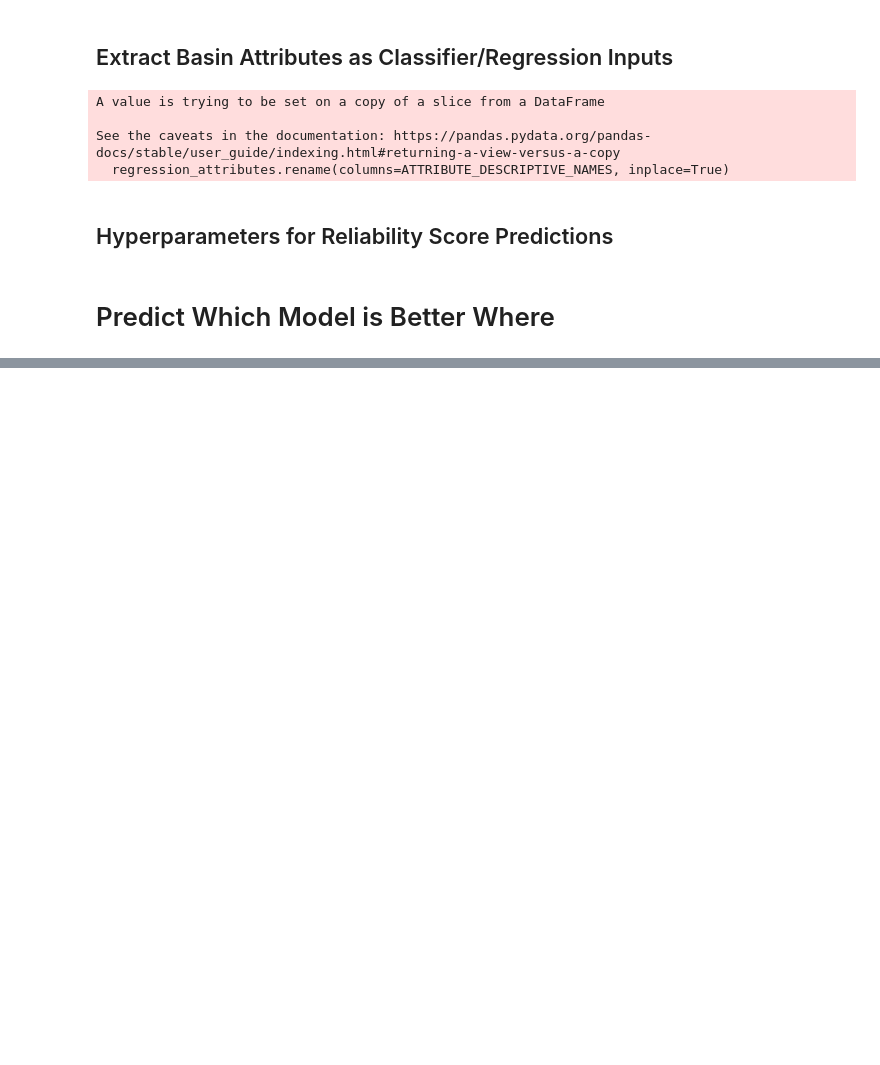
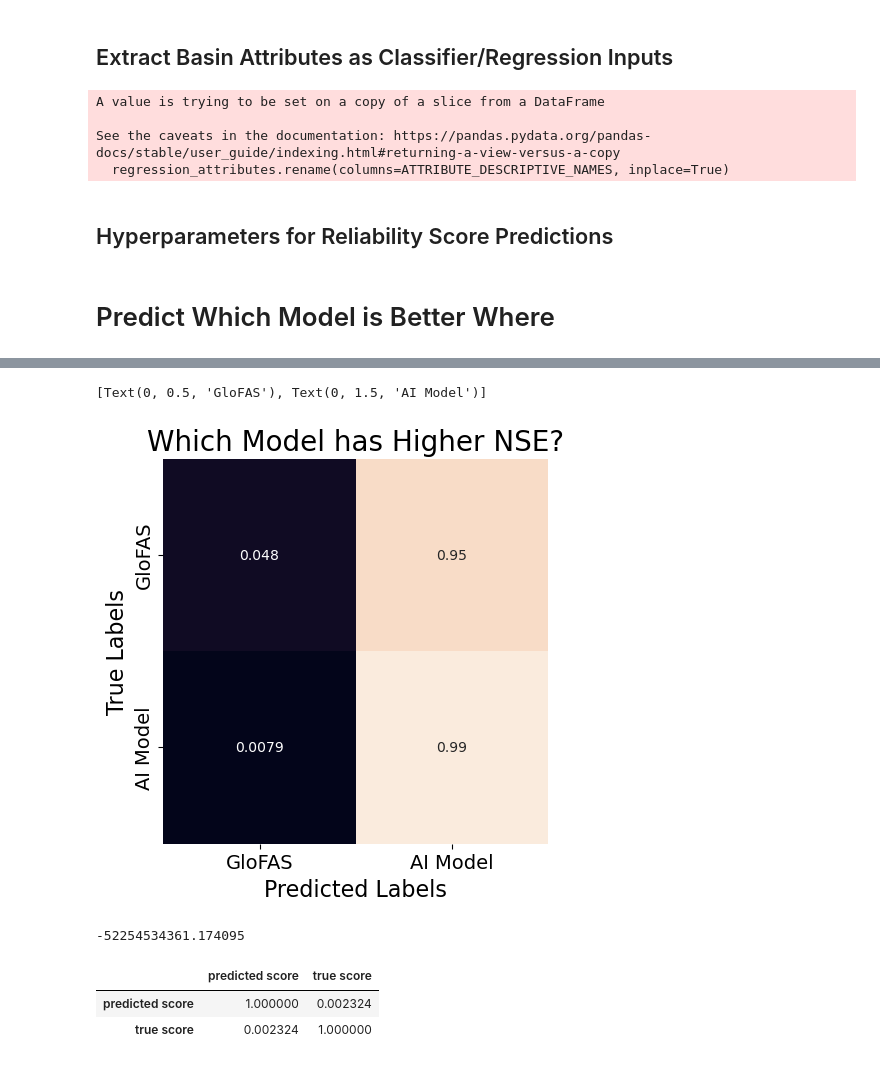
Before and after one commit to google-research-datasets/global_streamflow_model_paper, a Jupyter notebook: notebooks/figure6_which_model_where.ipynb, the cells around one changed output, grey strips where cells are left out. Cells and saved outputs as stored; diff of their text form; code cells hidden in the pictures; blank space fills up the shorter version.

```diff
--- a/notebooks/figure6_which_model_where.ipynb
+++ b/notebooks/figure6_which_model_where.ipynb
@@ -192,0 +191,17 @@ Training fold # 9
+# %%
+metric='NSE'
+
+# Load Google and GloFAS metrics.
+glofas_path = data_paths.METRICS_DIR / 'hydrograph_metrics' / 'per_metric' / 'glofas_v3' / '1980' / 'glofas_reanalysis' / f'{metric}.csv'
+glofas_metrics_data = metrics_utils.load_metrics_df(filepath=glofas_path)
+
+google_basepath = data_paths.METRICS_DIR / 'hydrograph_metrics' / 'per_metric' / 'google' / '1980' / data_paths.GOOGLE_MODEL
+google_metrics_data = {}
+for experiment in data_paths.EXPERIMENTS:
+    google_metrics_data[experiment] = metrics_utils.load_metrics_df(
+        filepath=google_basepath / experiment / f'{metric}.csv')
+# %%
+regression_data = google_metrics_data['kfold_splits'][str(lead_time)] - glofas_metrics_data[str(lead_time)]
+regression_data.rename('NSE Difference', inplace=True)
+# regression_data[regression_data < -5] = -5
+# regression_data[regression_data > 5] = 5
@@ -192,0 +221,15 @@ Training fold # 9
+# %%
+bins = [-1e100, 0, 1e100]
+
+x, y = skill_prediction_utils.make_predictors(
+    x=regression_attributes,
+    y=regression_data,
+    metric='NSE Difference',
+    bins=bins
+)
+
+y_hat = skill_prediction_utils.train_kfold(
+    x, y,
+    classifier=True
+#     regression=True
+)
@@ -192,0 +244,24 @@ Training fold # 9
+# %%
+fig, ax = plt.subplots(1, 1, figsize=(5, 5))
+cm = confusion_matrix(y, y_hat, normalize='true')
+sns.heatmap(cm, annot=True, fmt='.2g', ax=ax, cbar=False)
+ax.set_aspect('equal', 'box')
+ax.set_xlabel('Predicted Labels', fontsize=16)
+ax.set_ylabel('True Labels', fontsize=16)
+ax.set_title('Which Model has Higher NSE?', fontsize=20);
+ax.xaxis.set_ticklabels(['GloFAS', 'AI Model'], fontsize=14)
+ax.yaxis.set_ticklabels(['GloFAS', 'AI Model'], fontsize=14)
+# %% [output]
+[Text(0, 0.5, 'GloFAS'), Text(0, 1.5, 'AI Model')]
+[figure, added]
+# %%
+df = pd.concat([y_hat.rename('predicted score'), regression_data.rename('true score')], axis=1).dropna()
+r2_score(df['predicted score'], df['true score'])
+# %% [output]
+-52254534361.174095
+# %%
+df.corr()
+# %% [output]
+|  | predicted score | true score |
+| predicted score | 1.000000 | 0.002324 |
+| true score | 0.002324 | 1.000000 |
```
Also changed, not shown: parts of 13 cells of this notebook, 26 other files.
